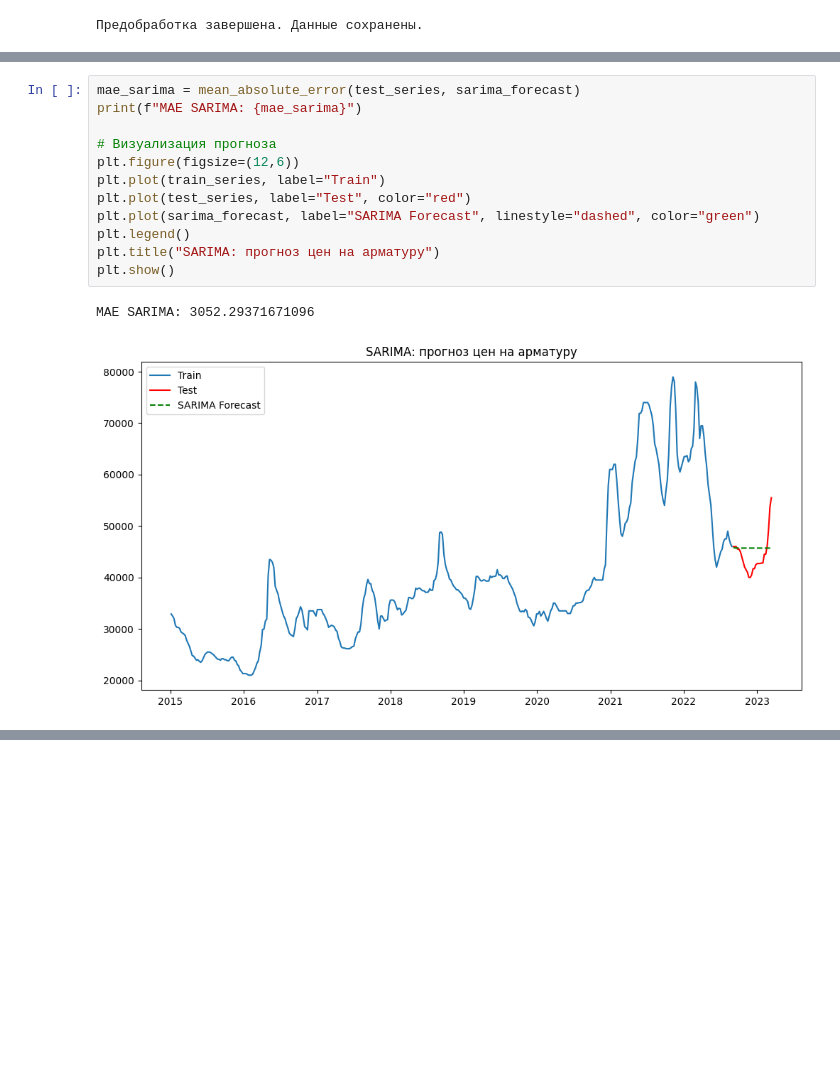
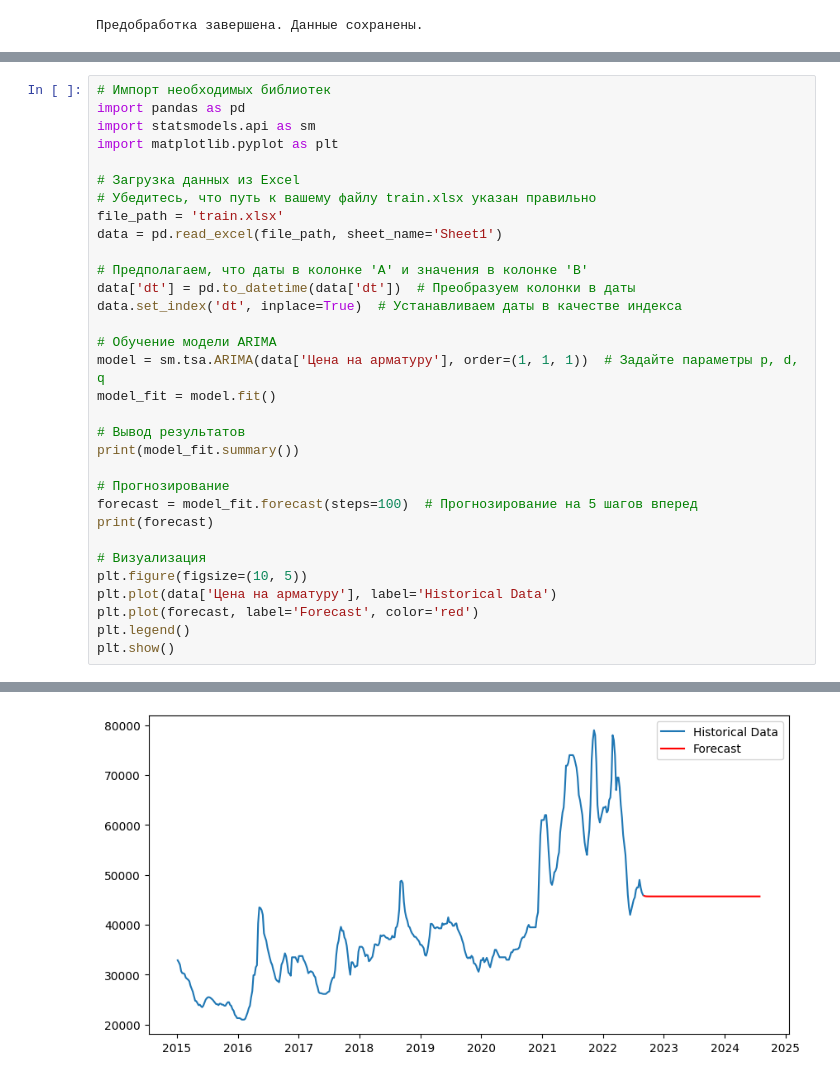
Before and after one commit to kerafff/intens3, a Jupyter notebook: intens.ipynb, the cells around one changed output, grey strips where cells are left out. Saved outputs shown, nothing was run; the diff lists cells and outputs as text; blank space fills up the shorter version.

```diff
--- a/intens.ipynb
+++ b/intens.ipynb
@@ -292,15 +284,33 @@ Total fit time: 20.741 seconds
-# %%
-mae_sarima = mean_absolute_error(test_series, sarima_forecast)
-print(f"MAE SARIMA: {mae_sarima}")
-
-# Визуализация прогноза
-plt.figure(figsize=(12,6))
-plt.plot(train_series, label="Train")
-plt.plot(test_series, label="Test", color="red")
-plt.plot(sarima_forecast, label="SARIMA Forecast", linestyle="dashed", color="green")
-plt.legend()
-plt.title("SARIMA: прогноз цен на арматуру")
-plt.show()
-# %% [output]
-MAE SARIMA: 3052.29371671096
-[figure, removed]
+# %%
+# Импорт необходимых библиотек
+import pandas as pd
+import statsmodels.api as sm
+import matplotlib.pyplot as plt
+
+# Загрузка данных из Excel
+# Убедитесь, что путь к вашему файлу train.xlsx указан правильно
+file_path = 'train.xlsx'
+data = pd.read_excel(file_path, sheet_name='Sheet1')
+
+# Предполагаем, что даты в колонке 'A' и значения в колонке 'B'
+data['dt'] = pd.to_datetime(data['dt'])  # Преобразуем колонки в даты
+data.set_index('dt', inplace=True)  # Устанавливаем даты в качестве индекса
+
+# Обучение модели ARIMA
+model = sm.tsa.ARIMA(data['Цена на арматуру'], order=(1, 1, 1))  # Задайте параметры p, d, q
+model_fit = model.fit()
+
+# Вывод результатов
+print(model_fit.summary())
+
+# Прогнозирование
+forecast = model_fit.forecast(steps=100)  # Прогнозирование на 5 шагов вперед
+print(forecast)
+
+# Визуализация
+plt.figure(figsize=(10, 5))
+plt.plot(data['Цена на арматуру'], label='Historical Data')
+plt.plot(forecast, label='Forecast', color='red')
+plt.legend()
+plt.show()
+# %% [output]
@@ -306,0 +334 @@ MAE SARIMA: 3052.29371671096
+[figure, added]
```
Also changed, not shown: parts of 7 cells of this notebook, 1 other file.
